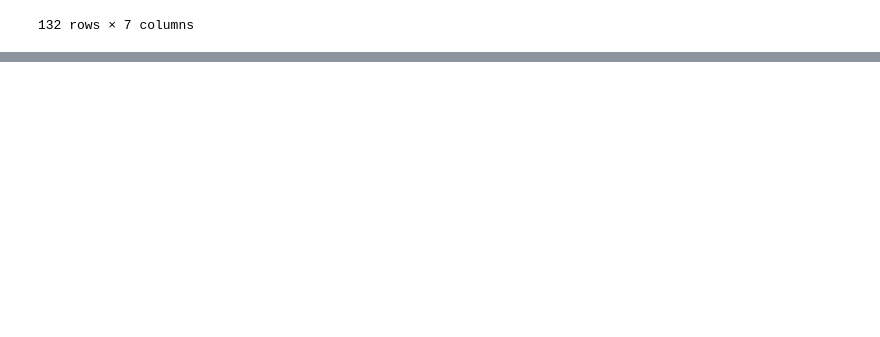
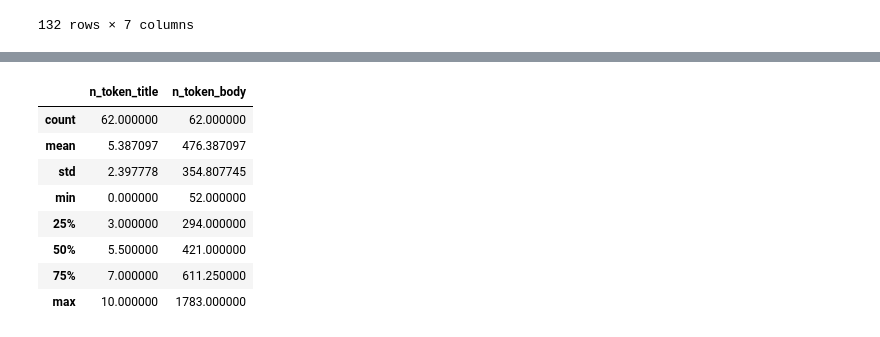
Before and after one commit to francomanca93/ingenieria-de-datos, a Jupyter notebook: practicas/pandas.ipynb, the cells around one changed output, grey strips where cells are left out. Saved outputs shown, nothing was run; the diff lists cells and outputs as text; code cells hidden in the pictures; blank space fills up the shorter version.

```diff
--- a/practicas/pandas.ipynb
+++ b/practicas/pandas.ipynb
@@ -431,0 +453,12 @@ el_universal
+# %%
+clean_elpais.describe()
+# %% [output]
+|  | n_token_title | n_token_body |
+| count | 62.000000 | 62.000000 |
+| mean | 5.387097 | 476.387097 |
+| std | 2.397778 | 354.807745 |
+| min | 0.000000 | 52.000000 |
+| 25% | 3.000000 | 294.000000 |
+| 50% | 5.500000 | 421.000000 |
+| 75% | 7.000000 | 611.250000 |
+| max | 10.000000 | 1783.000000 |
```
Also changed, not shown: parts of 19 cells of this notebook.
